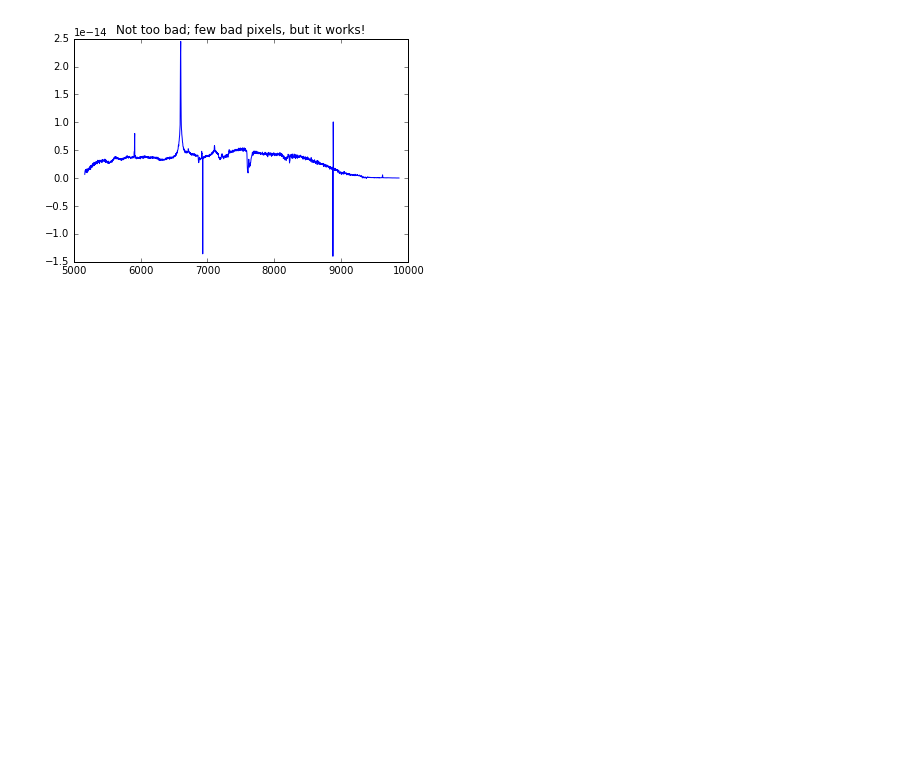
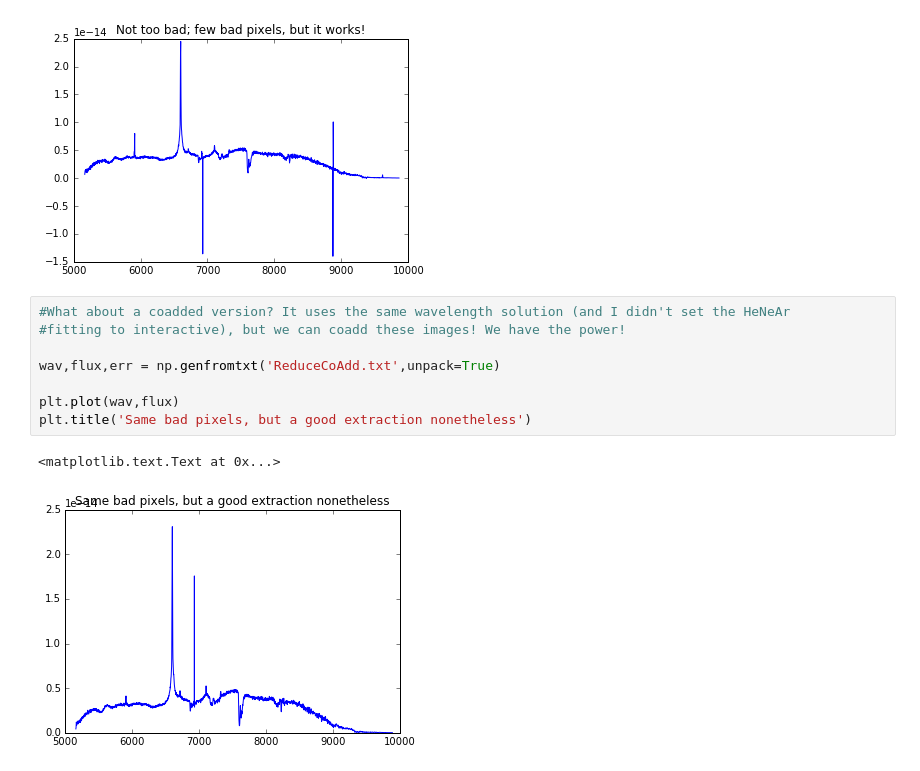
Before and after one commit to tzdwi/SN2009ip_PyDIS, a Jupyter notebook: PyDIS Practice.ipynb, the cells around one changed output. Drawn from its saved outputs; the diff is of its cells as text; blank space fills up the shorter version.

Commit message:
Included ReduceCoAdd results

```diff
--- a/PyDIS Practice.ipynb
+++ b/PyDIS Practice.ipynb
@@ -218,3 +215,14 @@ plt.title('Not too bad; few bad pixels, but it works!')
 # %% [output]
 <matplotlib.text.Text at 0x...>
 [figure]
+# %%
+#What about a coadded version? It uses the same wavelength solution (and I didn't set the HeNeAr
+#fitting to interactive), but we can coadd these images! We have the power!
+
+wav,flux,err = np.genfromtxt('ReduceCoAdd.txt',unpack=True)
+
+plt.plot(wav,flux)
+plt.title('Same bad pixels, but a good extraction nonetheless')
+# %% [output]
+<matplotlib.text.Text at 0x...>
+[figure, added]
```
Also changed, not shown: parts of 1 cell of this notebook.
